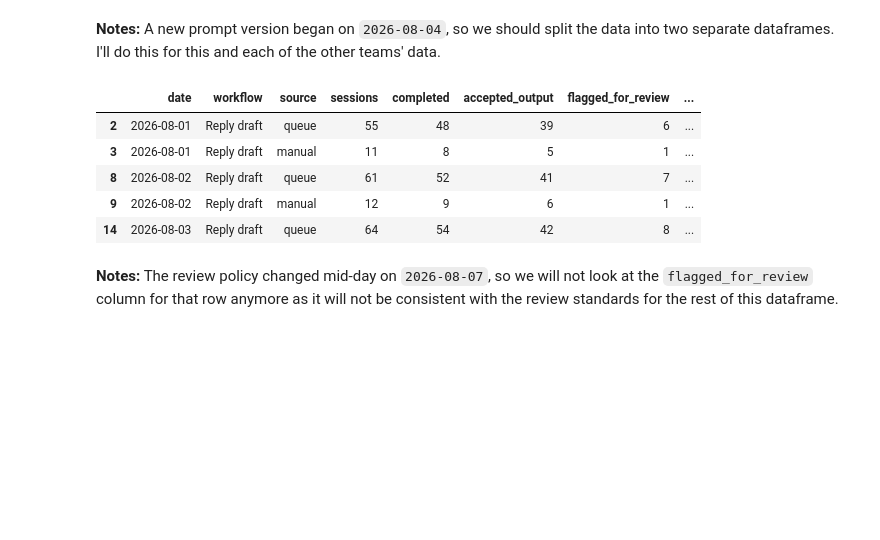
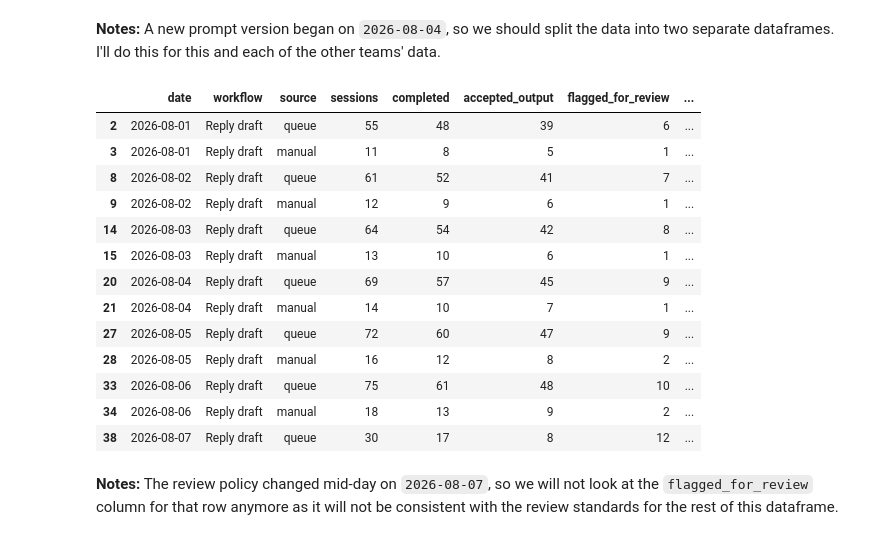
Before and after one commit to mikusdayo/tekmir-ds-intern-challenge, a Jupyter notebook: ds_track_1.ipynb, the cells around one changed output. Cells and saved outputs as stored; diff of their text form; code cells hidden in the pictures; blank space fills up the shorter version.

```diff
--- a/ds_track_1.ipynb
+++ b/ds_track_1.ipynb
@@ -62,14 +62,22 @@ sales.head()
 # %% [markdown]
 **Notes:** A new prompt version began on `2026-08-04`, so we should split the data into two separate dataframes. I'll do this for this and each of the other teams' data.
 # %%
-support.head()
+support
 # %% [output]
 |  | date | workflow | source | sessions | completed | accepted_output | flagged_for_review | ... |
 | 2 | 2026-08-01 | Reply draft | queue | 55 | 48 | 39 | 6 | ... |
 | 3 | 2026-08-01 | Reply draft | manual | 11 | 8 | 5 | 1 | ... |
 | 8 | 2026-08-02 | Reply draft | queue | 61 | 52 | 41 | 7 | ... |
 | 9 | 2026-08-02 | Reply draft | manual | 12 | 9 | 6 | 1 | ... |
 | 14 | 2026-08-03 | Reply draft | queue | 64 | 54 | 42 | 8 | ... |
+| 15 | 2026-08-03 | Reply draft | manual | 13 | 10 | 6 | 1 | ... |
+| 20 | 2026-08-04 | Reply draft | queue | 69 | 57 | 45 | 9 | ... |
+| 21 | 2026-08-04 | Reply draft | manual | 14 | 10 | 7 | 1 | ... |
+| 27 | 2026-08-05 | Reply draft | queue | 72 | 60 | 47 | 9 | ... |
+| 28 | 2026-08-05 | Reply draft | manual | 16 | 12 | 8 | 2 | ... |
+| 33 | 2026-08-06 | Reply draft | queue | 75 | 61 | 48 | 10 | ... |
+| 34 | 2026-08-06 | Reply draft | manual | 18 | 13 | 9 | 2 | ... |
+| 38 | 2026-08-07 | Reply draft | queue | 30 | 17 | 8 | 12 | ... |
 # %% [markdown]
 **Notes:** The review policy changed mid-day on `2026-08-07`, so we will not look at the `flagged_for_review` column for that row anymore as it will not be consistent with the review standards for the rest of this dataframe.
 # %%
```
Also changed, not shown: parts of 4 cells of this notebook.
